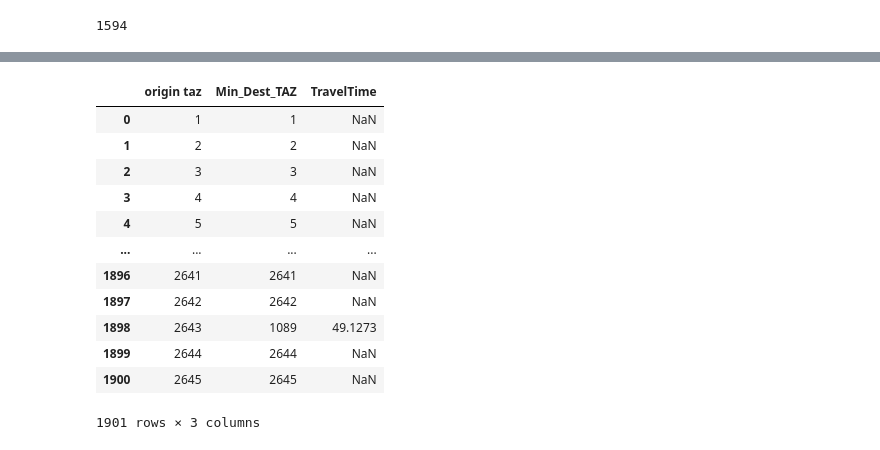
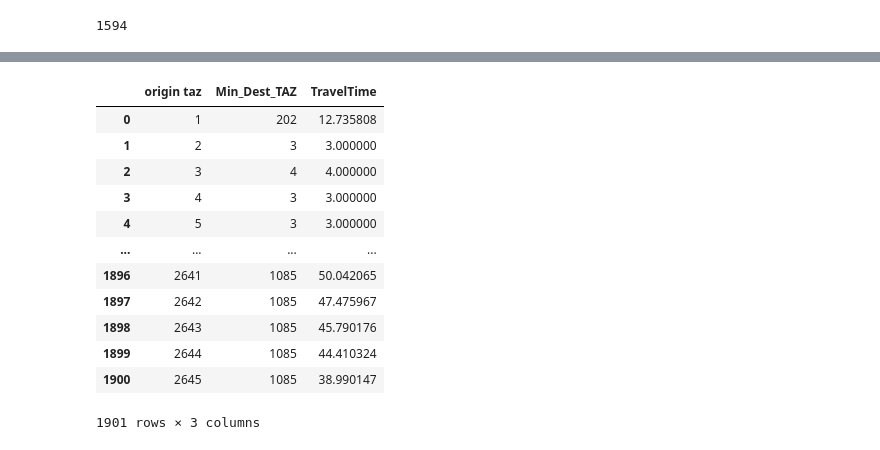
Before and after one commit to mmatkinson7/LRTP_DIDB_AVGTT, a Jupyter notebook: LTRP_DIDB_AVGTT_JULY21.ipynb, the cells around one changed output, grey strips where cells are left out. Saved outputs shown, nothing was run; the diff lists cells and outputs as text; code cells hidden in the pictures.

Commit message:
adding transit skims

```diff
--- a/LTRP_DIDB_AVGTT_JULY21.ipynb
+++ b/LTRP_DIDB_AVGTT_JULY21.ipynb
@@ -23,7 +23,7 @@ DAT_Boat_skim_AM = omx.open_file('M:/LRTP/LRTP_AvgTT/out/AM/A_DAT_for_Boat_tr_sk
 DAT_CommRail_skim_AM = omx.open_file('M:/LRTP/LRTP_AvgTT/out/AM/A_DAT_for_CommRail_tr_skim.omx','r')
 DAT_LocalBus_skim_AM = omx.open_file('M:/LRTP/LRTP_AvgTT/out/AM/A_DAT_for_LocalBus_tr_skim.omx','r')
 DAT_RapidTransit_skim_AM = omx.open_file('M:/LRTP/LRTP_AvgTT/out/AM/A_DAT_for_RapidTransit_tr_skim2.omx','r')
-WAT_Transit_skim_AM = omx.open_file('M:/LRTP/LRTP_AvgTT/out/AM\WAT_for_All_tr_skim.omx','r')
+WAT_Transit_skim_AM = omx.open_file('M:/LRTP/LRTP_AvgTT/out/AM/WAT_for_All_tr_skim.omx','r')
 SOV_skim_AM = omx.open_file('M:/LRTP/LRTP_AvgTT/out/AM/SOV_skim.omx','r')
 
 #put AM CSVs into Dictionary
@@ -144,10 +132,10 @@ for x in skims_MD.keys():
                         +np.array(skims_MD[x]['Transfer Wait Time'])+np.array(skims_MD[x]['Transfer Walk Time']))[1:1902, 1:1902],
                                    index=tazs, columns=tazs).replace(-np.inf, np.nan)
     if x == 'SOV':
-        AM_Tables[x] = pd.DataFrame(np.array(skims_MD[x]['CongTime'])[1:1902, 1:1902],
+        MD_Tables[x] = pd.DataFrame(np.array(skims_MD[x]['CongTime'])[1:1902, 1:1902],
                                    index=tazs, columns=tazs).replace(-np.inf, np.nan)
     if x == 'Walk':
-        AM_Tables[x] = pd.DataFrame((np.array(skims_MD[x]['WalkTime']))[1:1902, 1:1902],
+        MD_Tables[x] = pd.DataFrame((np.array(skims_MD[x]['WalkTime']))[1:1902, 1:1902],
                                    index=tazs, columns=tazs).replace(-np.inf, np.nan)
 # %%
 #close everything!
@@ -184,43 +172,78 @@ MD_Tables['WAT_TR']
 1901 rows × 1901 columns
 # %%
-#factor WAT with DAT (weight by # of trips?)
+#make DAT tables (get min for each cell!)
+AM_Tables['AM_DAT'] = np.fmin(np.fmin(AM_Tables['DAT_Boat'],AM_Tables['DAT_CR']), np.fmin(AM_Tables['DAT_LB'],AM_Tables['DAT_RT']))
+MD_Tables['MD_DAT'] = np.fmin(np.fmin(MD_Tables['DAT_Boat'],MD_Tables['DAT_CR']), np.fmin(MD_Tables['DAT_LB'],MD_Tables['DAT_RT']))
 
 #Create new table in dictionary: All Transit
     #take the average - weight it by # of trips for each type of transit
+#AM_Tables['AM_Transit'] = ((AM_Tables['AM_DAT']*AM_trips_DAT)+(AM_Tables['AM_WAT']*AM_trips_WAT))/(AM_trips_AT)
+#MD_Tables['MD_Transit'] = ((MD_Tables['MD_DAT']*MD_trips_DAT)+(MD_Tables['MD_WAT']*MD_trips_WAT))/(MD_trips_AT)
     #take the lowest?
+AM_Tables['AM_TR'] = np.fmin(AM_Tables['AM_DAT'], AM_Tables['WAT_TR'])
+MD_Tables['MD_TR'] = np.fmin(MD_Tables['MD_DAT'], MD_Tables['WAT_TR'])
 # %%
 ##Calculate Averages
     #weighted average of all the lowest travel times from each TAZ to closest (timewise) destination TAZ
         #(ones that pass the destination threshold (flagged)), weighted by population of the origin TAZ.
     #do this for all modes and TOD - should end up with a number each for SOV, All Transit, Rapid Transit, Local Bus, Commuter Rail, Boat, and Walking for AM and MD.
 
     #want to end up with a table for each mode for each dest type with these columns: Origin TAZ, Dest TAZ, Time, Tot_Pop
     #need to do AM for Healthcare and Essential Services, do MD for HiEd. (three tables per mode)
-ES_RT = AM_Tables['DAT_RT'].loc[:,ES_list] #restrict columns to just what is an ES destination TAZ
-ES_RT['Min_Dest_TAZ'] = ES_RT.idxmin(axis=1) #new column with the column name of the smallest time in each row
-ES_RT['TravelTime'] = ES_RT.min(1) #new column with the min val in each row (corresponds with dest TAZ above)
-ES_RT = ES_RT.reset_index() #turn index into origin taz field
-ES_RT = ES_RT.rename(columns = {'index':'origin taz'})
+Avgs = {}
+#Transit - ES
+#SOV - ES
+#Walking - ES
+for x in ['AM_TR', 'SOV', 'Walk']:
+    Avgs['ES_'+x] = AM_Tables[x].loc[:,ES_list] #restrict columns to just what is an ES destination TAZ
+    Avgs['ES_'+x]['Min_Dest_TAZ'] = Avgs['ES_'+x].idxmin(axis=1) #new column with the column name of the smallest time in each row
+    Avgs['ES_'+x]['TravelTime'] = Avgs['ES_'+x].min(1) #new column with the min val in each row (corresponds with dest TAZ above)
+    Avgs['ES_'+x] = Avgs['ES_'+x].reset_index() #turn index into origin taz field
+    Avgs['ES_'+x] = Avgs['ES_'+x].rename(columns = {'index':'origin taz'})
 
-ES_RT = ES_RT[['origin taz', 'Min_Dest_TAZ', 'TravelTime']] #restrict to a manageable table
+    Avgs['ES_'+x] = Avgs['ES_'+x][['origin taz', 'Min_Dest_TAZ', 'TravelTime']] #restrict to a manageable table
+#Transit - Healthcare
+#Walking - Healthcare
+#SOV - Healthcare
+for x in ['AM_TR', 'SOV', 'Walk']:
+    Avgs['HLTH_'+x] = AM_Tables[x].loc[:,HLTH_list] #restrict columns to just what is an HLTH destination TAZ
+    Avgs['HLTH_'+x]['Min_Dest_TAZ'] = Avgs['HLTH_'+x].idxmin(axis=1) #new column with the column name of the smallest time in each row
+    Avgs['HLTH_'+x]['TravelTime'] = Avgs['HLTH_'+x].min(1) #new column with the min val in each row (corresponds with dest TAZ above)
+    Avgs['HLTH_'+x] = Avgs['HLTH_'+x].reset_index() #turn index into origin taz field
+    Avgs['HLTH_'+x] = Avgs['HLTH_'+x].rename(columns = {'index':'origin taz'})
+
+    Avgs['HLTH_'+x] = Avgs['HLTH_'+x][['origin taz', 'Min_Dest_TAZ', 'TravelTime']] #restrict to a manageable table
+
+#SOV - HiEd(MD)
+#Transit - HiEd (MD)
+#Walking - HiEd
+for x in ['MD_TR', 'SOV', 'Walk']:
+    Avgs['HIED_'+x] = MD_Tables[x].loc[:,HIED_list] #restrict columns to just what is an HiED destination TAZ
+    Avgs['HIED_'+x]['Min_Dest_TAZ'] = Avgs['HIED_'+x].idxmin(axis=1) #new column with the column name of the smallest time in each row
+    Avgs['HIED_'+x]['TravelTime'] = Avgs['HIED_'+x].min(1) #new column with the min val in each row (corresponds with dest TAZ above)
+    Avgs['HIED_'+x] = Avgs['HIED_'+x].reset_index() #turn index into origin taz field
+    Avgs['HIED_'+x] = Avgs['HIED_'+x].rename(columns = {'index':'origin taz'})
+
+    Avgs['HIED_'+x] = Avgs['HIED_'+x][['origin taz', 'Min_Dest_TAZ', 'TravelTime']] #restrict to a manageable table
+
 
 #if want to not restrict to just transit (e.g. if O and D are same TAZ)
 #ES_RT.loc[ES_RT['origin taz'].isin(ES_list), 'Min_Dest_TAZ'] = ES_RT['origin taz'] #if taz is already a dest taz, set D taz to O taz
 #ES_RT.loc[ES_RT['origin taz'] == ES_RT['Min_Dest_TAZ'], 'TravelTime'] = None #if the taz is a dest taz, set TT to null
 #note here: so there will never be a transit value if the dest taz is the same as the origin taz
 #will need to replace with Walk or SOV here - depends on DAT or WAT?
-ES_RT
+Avgs['HIED_MD_TR']
 # %% [output]
 |  | origin taz | Min_Dest_TAZ | TravelTime |
-| 0 | 1 | 1 | NaN |
-| 1 | 2 | 2 | NaN |
-| 2 | 3 | 3 | NaN |
-| 3 | 4 | 4 | NaN |
-| 4 | 5 | 5 | NaN |
+| 0 | 1 | 202 | 12.735808 |
+| 1 | 2 | 3 | 3.000000 |
+| 2 | 3 | 4 | 4.000000 |
+| 3 | 4 | 3 | 3.000000 |
+| 4 | 5 | 3 | 3.000000 |
 | ... | ... | ... | ... |
-| 1896 | 2641 | 2641 | NaN |
-| 1897 | 2642 | 2642 | NaN |
-| 1898 | 2643 | 1089 | 49.1273 |
-| 1899 | 2644 | 2644 | NaN |
-| 1900 | 2645 | 2645 | NaN |
+| 1896 | 2641 | 1085 | 50.042065 |
+| 1897 | 2642 | 1085 | 47.475967 |
+| 1898 | 2643 | 1085 | 45.790176 |
+| 1899 | 2644 | 1085 | 44.410324 |
+| 1900 | 2645 | 1085 | 38.990147 |
 1901 rows × 3 columns
```
Also changed, not shown: parts of 6 cells of this notebook.
